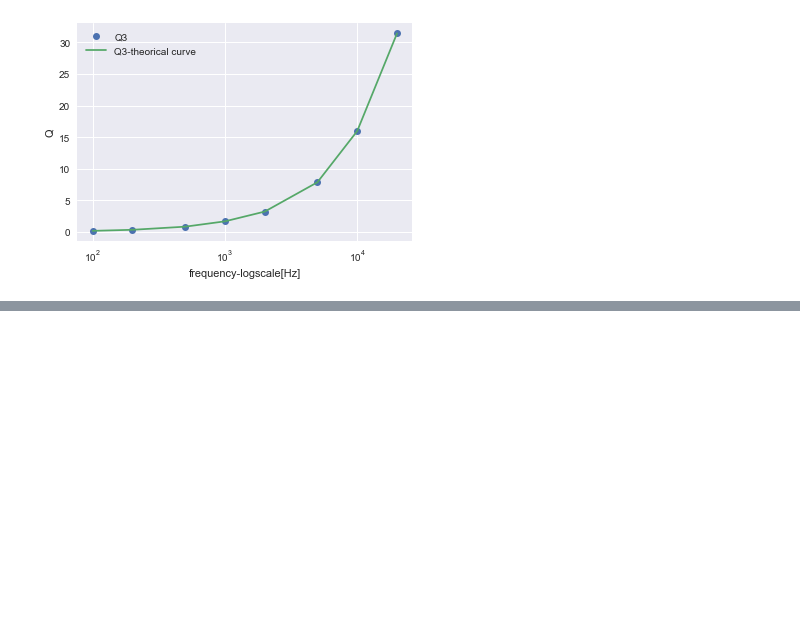
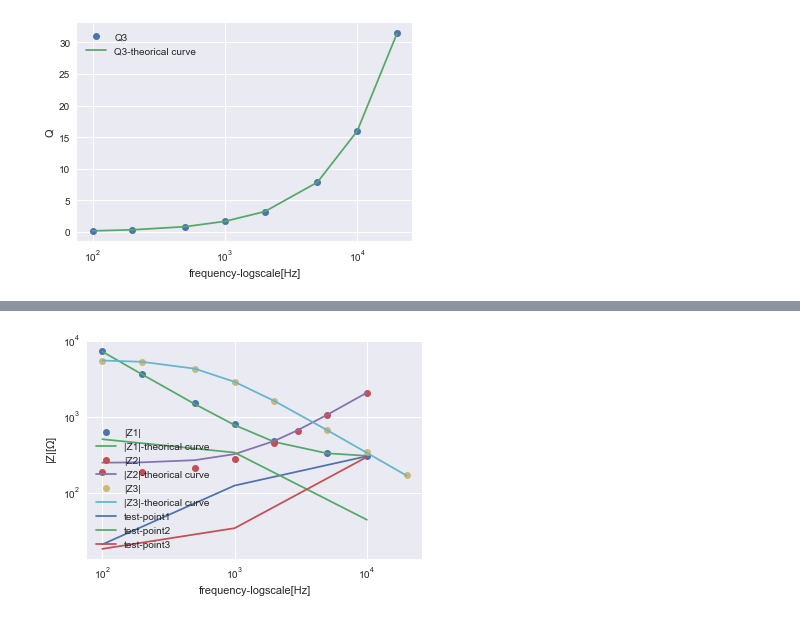
Before and after one commit to cultivatetsubo/notebook, a Jupyter notebook: P2.ipynb, the cells around one changed output, grey strips where cells are left out. Cells and saved outputs as stored; diff of their text form; code cells hidden in the pictures; blank space fills up the shorter version.

```diff
--- a/P2.ipynb
+++ b/P2.ipynb
@@ -20,12 +20,15 @@ voltage1=np.array(test1[2])*0.001
 voltage2=np.array(test2[2])*0.001
 voltage3=np.array(test3[2])*0.001
 R=10
-current1=v1/R
-current2=v2/R
-current3=v3/R
+current1=v1/R*0.001
+current2=v2/R*0.001
+current3=v3/R*0.001
 phasediff1=(test1[0]*test1[3]*np.pi*2*0.000001)
 phasediff2=(test2[0]*test2[3]*np.pi*2*0.000001)
 phasediff3=(test3[0]*test3[3]*np.pi*2*0.000001)
+ztest1=voltage1/current1
+ztest2=voltage2/current2
+ztest3=voltage3/current3
 plt.plot(test1[0],phasediff1,'o',label="16-1",color="blue")
 plt.plot(test2[0],phasediff2,'o',label="16-2",color="red")
 plt.plot(test3[0],phasediff3,'o',label="16-3",color="green")
@@ -117,15 +127,20 @@ plt.show()
 # %%
 plt.xscale('log')
 plt.yscale('log')
 plt.plot(f1,lz1l,'o',label='|Z1|')
-plt.plot(f1,abs(zt1),'-',label='arg(Z1)-theorical curve')
+plt.plot(f1,abs(zt1),'-',label='|Z1|-theorical curve')
 plt.plot(f2,lz2l,'o',label='|Z2|')
-plt.plot(f2,abs(zt2),'-',label='arg(Z2)-theorical curve')
+plt.plot(f2,abs(zt2),'-',label='|Z2|-theorical curve')
 plt.plot(f3,lz3l,'o',label='|Z3|')
-plt.plot(f3,abs(zt3),'-',label='arg(Z3)-theorical curve')
+plt.plot(f3,abs(zt3),'-',label='|Z3|-theorical curve')
+plt.plot(test1[0],ztest1,'-',label='test-point1')
+plt.plot(test2[0],ztest2,'-',label='test-point2')
+plt.plot(test3[0],ztest3,'-',label='test-point3')
 plt.xlabel("frequency-logscale[Hz]")
-plt.ylabel("|Z|")
+plt.ylabel("|Z|[$\Omega$]")
 plt.legend()
 file1="p2-4.eps"
 plt.savefig(file1)
 plt.show()
+# %% [output]
+[figure, added]
```
Also changed, not shown: parts of 3 cells of this notebook, 6 other files.
